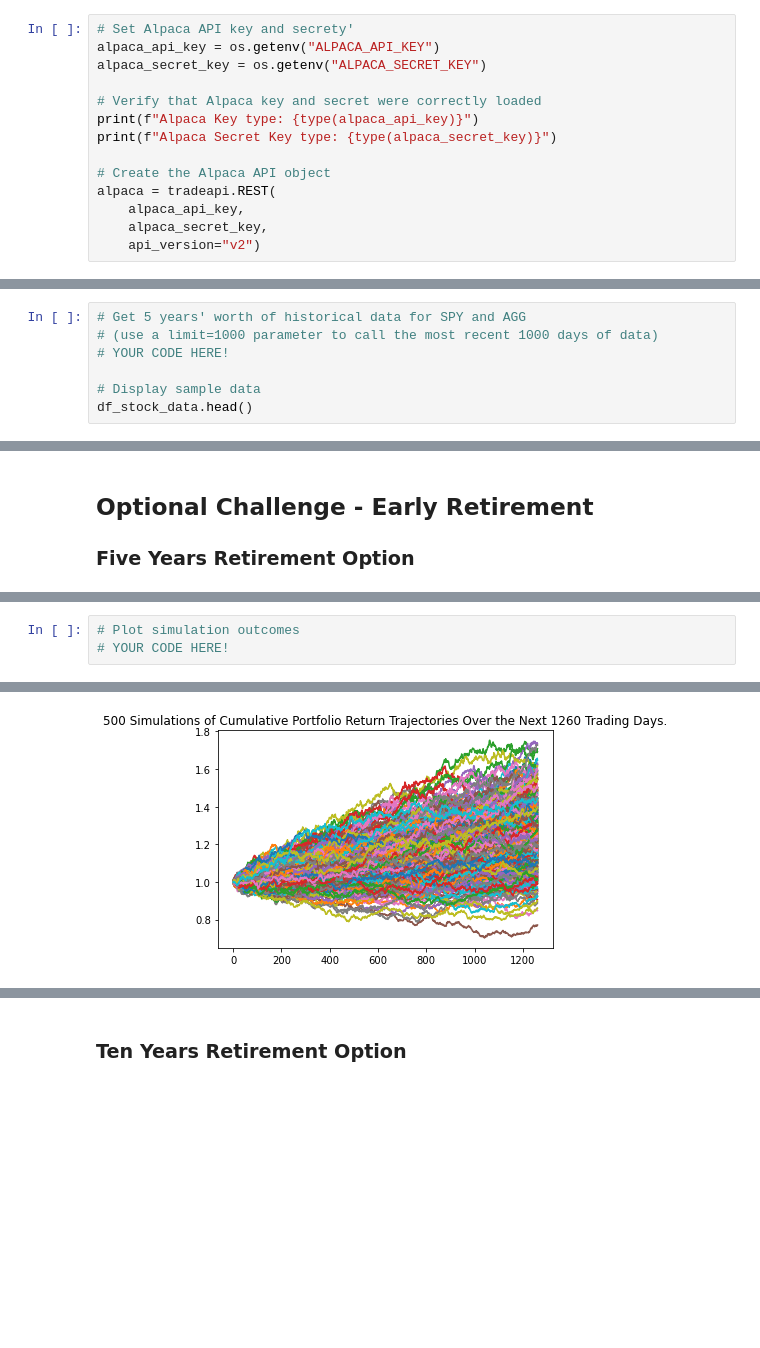
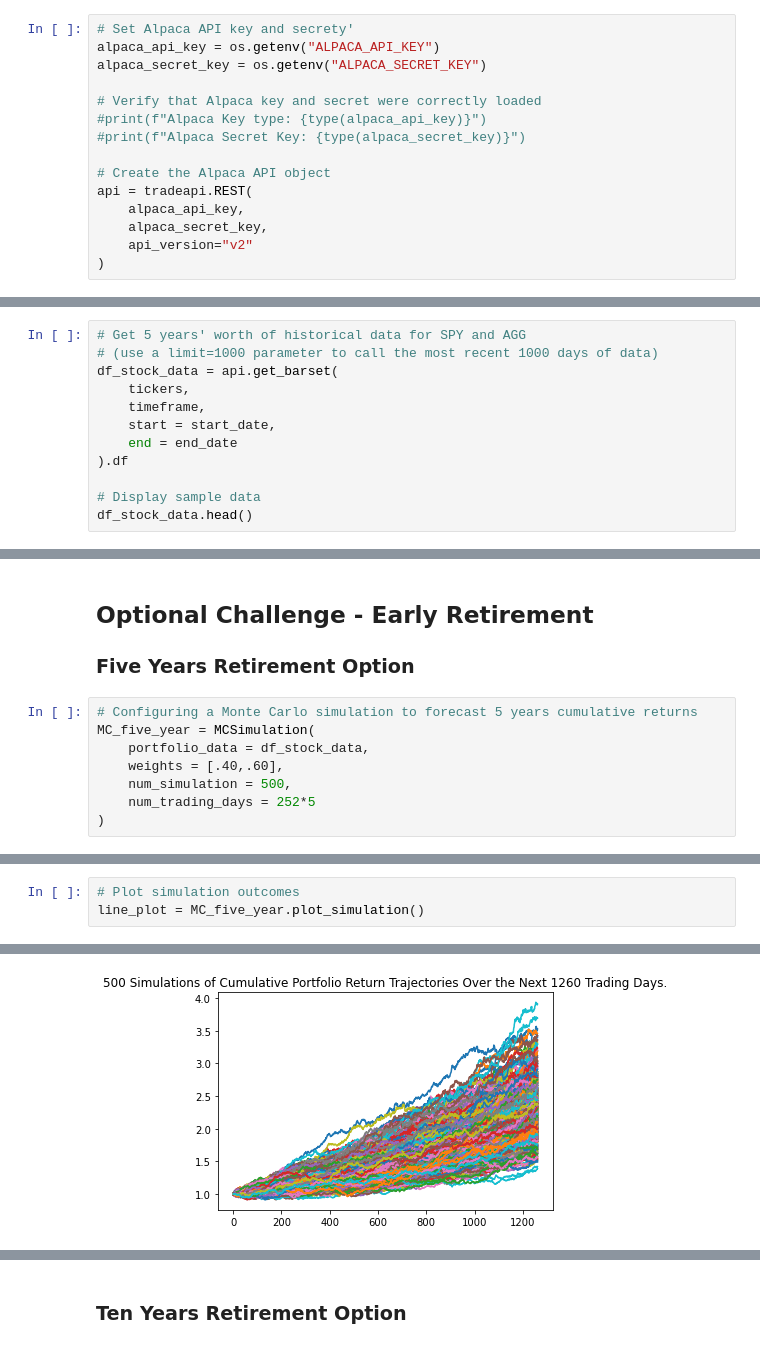
Before and after one commit to shanelk1/Financial_Planning, a Jupyter notebook: Instructions/Starter_Code/financial-planner.ipynb, the cells around one changed output, grey strips where cells are left out. Drawn from its saved outputs; the diff is of its cells as text; blank space fills up the shorter version.

```diff
--- a/Instructions/Starter_Code/financial-planner.ipynb
+++ b/Instructions/Starter_Code/financial-planner.ipynb
@@ -60,11 +72,12 @@ alpaca_api_key = os.getenv("ALPACA_API_KEY")
 alpaca_secret_key = os.getenv("ALPACA_SECRET_KEY")
 
 # Verify that Alpaca key and secret were correctly loaded
-print(f"Alpaca Key type: {type(alpaca_api_key)}")
-print(f"Alpaca Secret Key type: {type(alpaca_secret_key)}")
+#print(f"Alpaca Key type: {type(alpaca_api_key)}")
+#print(f"Alpaca Secret Key: {type(alpaca_secret_key)}")
 
 # Create the Alpaca API object
-alpaca = tradeapi.REST(
+api = tradeapi.REST(
     alpaca_api_key,
     alpaca_secret_key,
-    api_version="v2")
+    api_version="v2"
+)
@@ -175,7 +182,12 @@ end_date = pd.Timestamp('2021-05-01', tz='America/New_York').isoformat()
 # %%
 # Get 5 years' worth of historical data for SPY and AGG
 # (use a limit=1000 parameter to call the most recent 1000 days of data)
-# YOUR CODE HERE!
+df_stock_data = api.get_barset(
+    tickers,
+    timeframe,
+    start = start_date,
+    end = end_date
+).df
 
 # Display sample data
 df_stock_data.head()
@@ -302,4 +332,12 @@ There is a 95% chance that an initial investment of $30000.0 in the portfolio ov
 
 
 ### Five Years Retirement Option
+# %%
+# Configuring a Monte Carlo simulation to forecast 5 years cumulative returns
+MC_five_year = MCSimulation(
+    portfolio_data = df_stock_data,
+    weights = [.40,.60],
+    num_simulation = 500,
+    num_trading_days = 252*5
+)
 # %%
@@ -342,4 +355,4 @@ Running Monte Carlo simulation number 490.
 # %%
 # Plot simulation outcomes
-# YOUR CODE HERE!
+line_plot = MC_five_year.plot_simulation()
 # %% [output]
@@ -346,3 +387,3 @@ Running Monte Carlo simulation number 490.
-[figure, old version]
+[figure, new version]
 # %%
 # Plot probability distribution and confidence intervals
```
Also changed, not shown: parts of 37 cells of this notebook, 3 other files.
